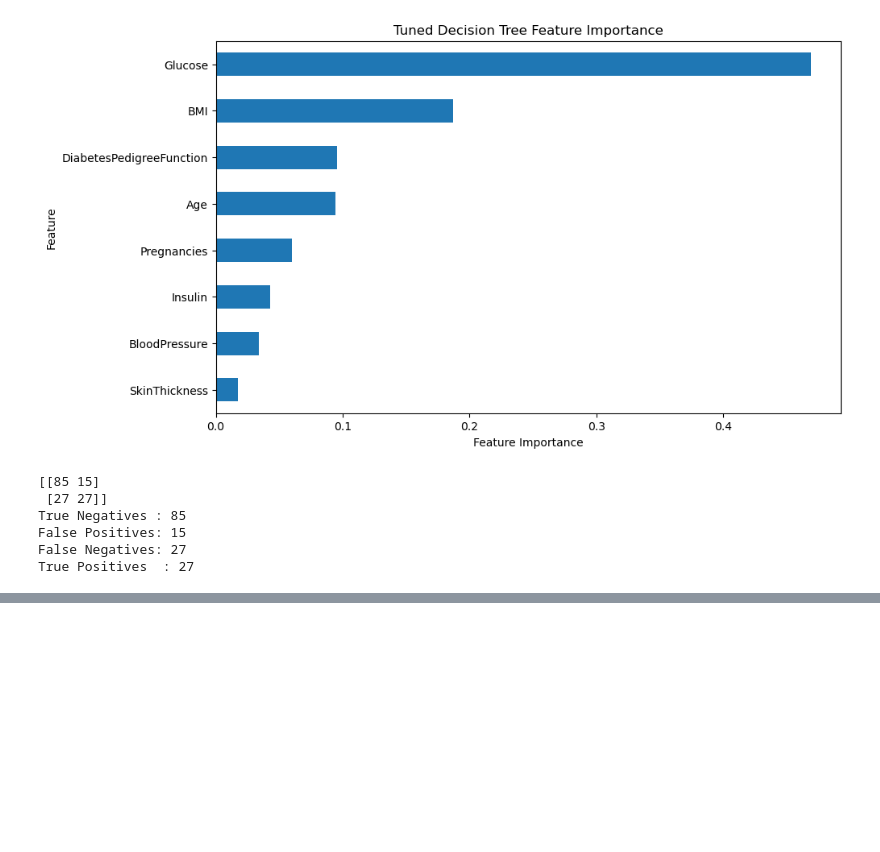
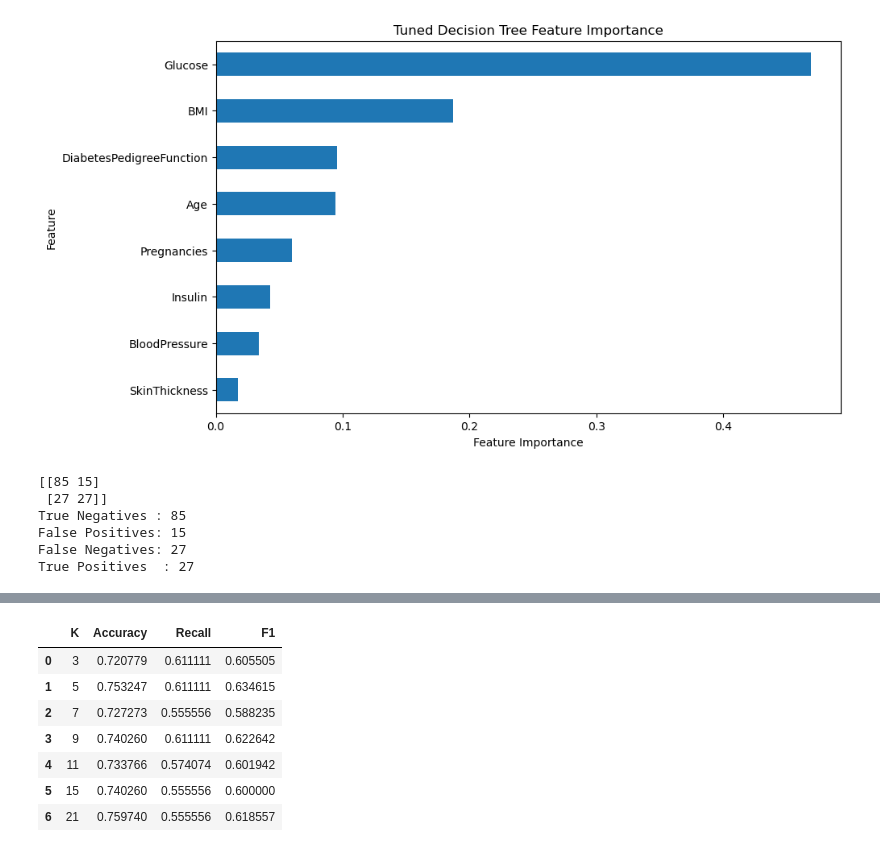
Before and after one commit to kindy10/DiabetesPrediction, a Jupyter notebook: notebooks/diabetes_prediction.ipynb, the cells around one changed output, grey strips where cells are left out. Saved outputs shown, nothing was run; the diff lists cells and outputs as text; code cells hidden in the pictures; blank space fills up the shorter version.

```diff
--- a/notebooks/diabetes_prediction.ipynb
+++ b/notebooks/diabetes_prediction.ipynb
@@ -1032,0 +1104,29 @@ True Positives  : 27
+# %%
+#try several values of K
+k_values = [3, 5, 7, 9, 11, 15, 21]
+
+knn_results = []
+
+for k in k_values:
+    model = KNeighborsClassifier(n_neighbors=k)
+    model.fit(X_train_scaled,y_train)
+    predictions = model.predict(X_test_scaled)
+    knn_results.append({
+        "K":k,
+        "Accuracy":accuracy_score(y_test,predictions),
+        "Recall":recall_score(y_test,predictions),
+        "F1":f1_score(y_test,predictions)
+    })
+
+#Convert the result into a DataFrame
+knn_results_df = pd.DataFrame(knn_results)
+knn_results_df
+# %% [output]
+|  | K | Accuracy | Recall | F1 |
+| 0 | 3 | 0.720779 | 0.611111 | 0.605505 |
+| 1 | 5 | 0.753247 | 0.611111 | 0.634615 |
+| 2 | 7 | 0.727273 | 0.555556 | 0.588235 |
+| 3 | 9 | 0.740260 | 0.611111 | 0.622642 |
+| 4 | 11 | 0.733766 | 0.574074 | 0.601942 |
+| 5 | 15 | 0.740260 | 0.555556 | 0.600000 |
+| 6 | 21 | 0.759740 | 0.555556 | 0.618557 |
```
Also changed, not shown: parts of 4 cells of this notebook.
